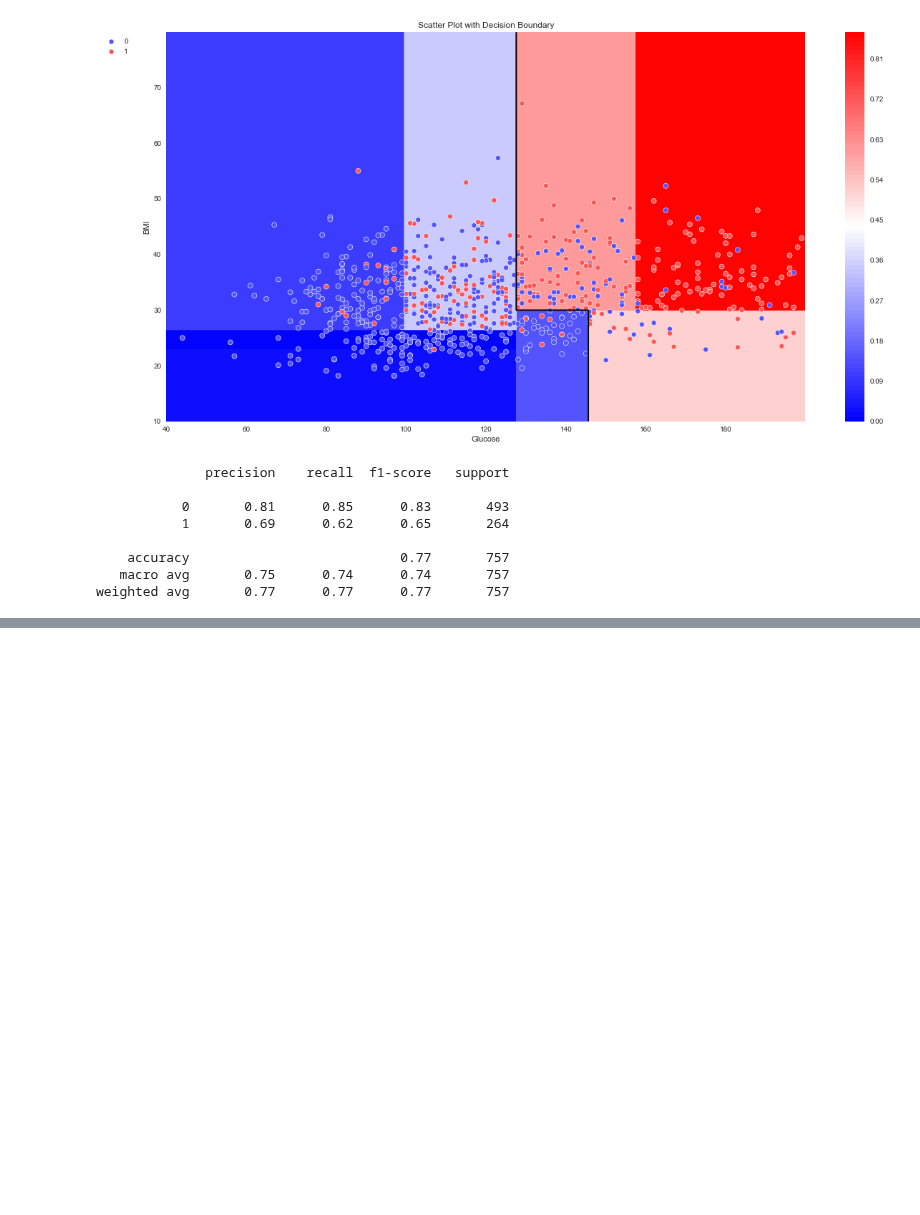
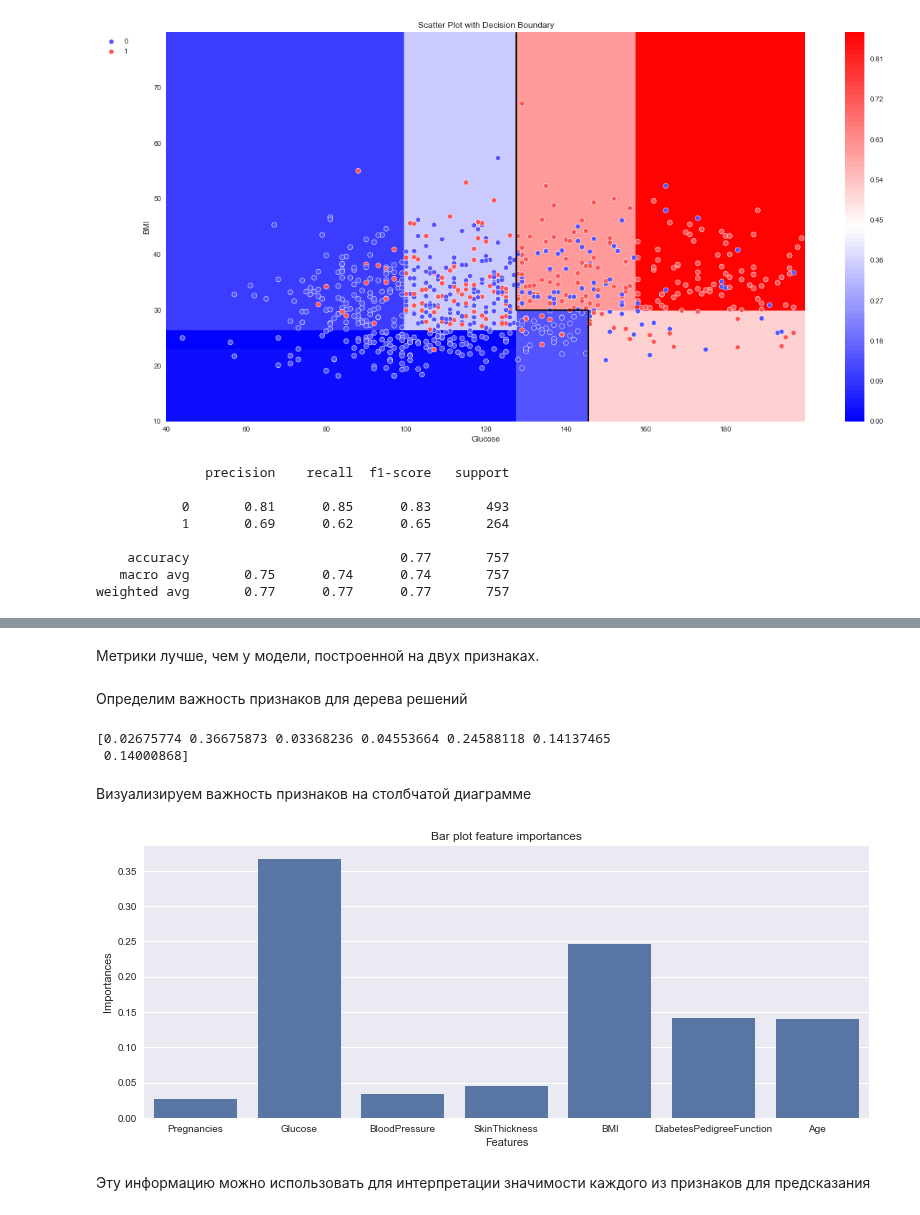
Before and after one commit to DmitriySky47/sf_data_science, a Jupyter notebook: Skillfactory/ML-3_Логистическая_регрессия/decision_tree_1.ipynb, the cells around one changed output, grey strips where cells are left out. Drawn from its saved outputs; the diff is of its cells as text; code cells hidden in the pictures; blank space fills up the shorter version.

```diff
--- a/Skillfactory/ML-3_Логистическая_регрессия/decision_tree_1.ipynb
+++ b/Skillfactory/ML-3_Логистическая_регрессия/decision_tree_1.ipynb
@@ -131,0 +196,14 @@ weighted avg       0.77      0.77      0.77       757
+# %%
+#Создаём объект класса DecisionTreeClassifier
+dt_clf_full = tree.DecisionTreeClassifier(
+    criterion='entropy', #критерий информативности
+    max_depth=6, #максимальная глубина дерева
+    random_state=42 #генератор случайных чисел
+)
+#Обучаем модель по алгоритму CART
+dt_clf_full.fit(X, y)
+
+#Делаем предсказание класса
+y_pred = dt_clf_full.predict(X)
+#Выводим отчёт о метриках
+print(metrics.classification_report(y, y_pred))
@@ -131,0 +219,26 @@ weighted avg       0.77      0.77      0.77       757
+# %% [markdown]
+Метрики лучше, чем у модели, построенной на двух признаках.
+# %% [markdown]
+Определим важность признаков для дерева решений
+# %%
+# вернем коэффициенты важности признаком для модели
+print(dt_clf_full.feature_importances_)
+# %% [output]
+[0.02675774 0.36675873 0.03368236 0.04553664 0.24588118 0.14137465
+ 0.14000868]
+# %% [markdown]
+Визуализируем важность признаков на столбчатой диаграмме
+# %%
+fig, ax = plt.subplots(figsize=(13, 5)) #фигура + координатная плоскость
+feature = X.columns #признаки
+feature_importances = dt_clf_full.feature_importances_ #важность признаков
+#Строим столбчатую диаграмму
+sns.barplot(x=feature, y=feature_importances, ax=ax);
+#Добавляем подпись графику, осям абсцисс и ординат
+ax.set_title('Bar plot feature importances')
+ax.set_xlabel('Features')
+ax.set_ylabel('Importances');
+# %% [output]
+[figure, added]
+# %% [markdown]
+Эту информацию можно использовать для интерпретации значимости каждого из признаков для предсказания
```
Also changed, not shown: parts of 13 cells of this notebook, 1 other file.
